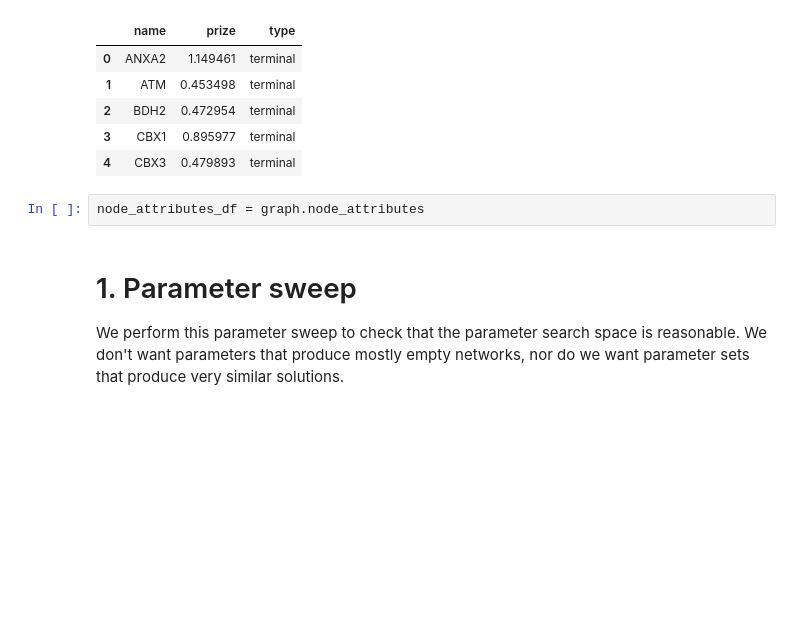
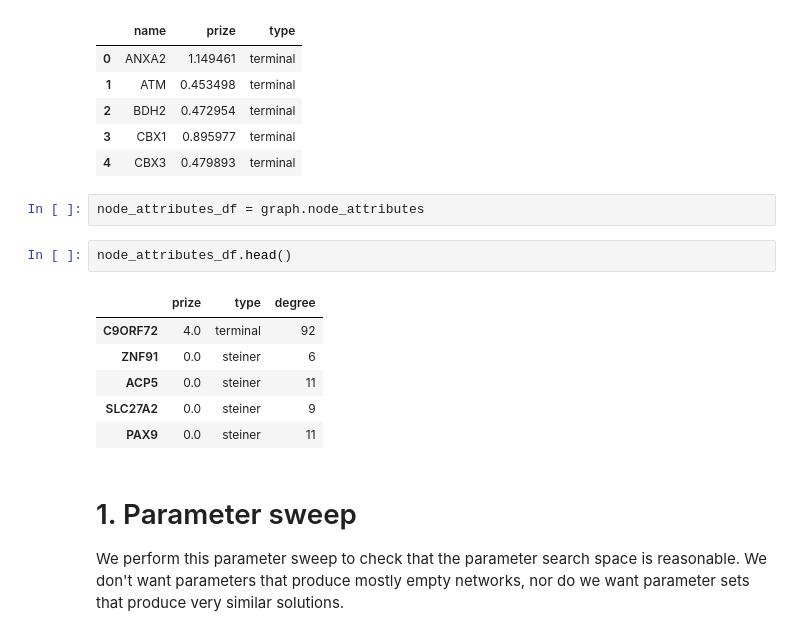
Before and after one commit to fraenkel-lab/OmicsIntegrator2, a Jupyter notebook: example/OI2_pipeline.ipynb, the cells around one changed output. Cells and saved outputs as stored; diff of their text form; blank space fills up the shorter version.

```diff
--- a/example/OI2_pipeline.ipynb
+++ b/example/OI2_pipeline.ipynb
@@ -113,6 +114,15 @@ pd.read_csv(prize_file, sep='\t').head()
 | 4 | CBX3 | 0.479893 | terminal |
 # %%
 node_attributes_df = graph.node_attributes
+# %%
+node_attributes_df.head()
+# %% [output]
+|  | prize | type | degree |
+| C9ORF72 | 4.0 | terminal | 92 |
+| ZNF91 | 0.0 | steiner | 6 |
+| ACP5 | 0.0 | steiner | 11 |
+| SLC27A2 | 0.0 | steiner | 9 |
+| PAX9 | 0.0 | steiner | 11 |
 # %% [markdown]
 # 1. Parameter sweep
 We perform this parameter sweep to check that the parameter search space is reasonable. We don't want parameters that produce mostly empty networks, nor do we want parameter sets that produce very similar solutions.
```
Also changed, not shown: parts of 8 cells of this notebook.
